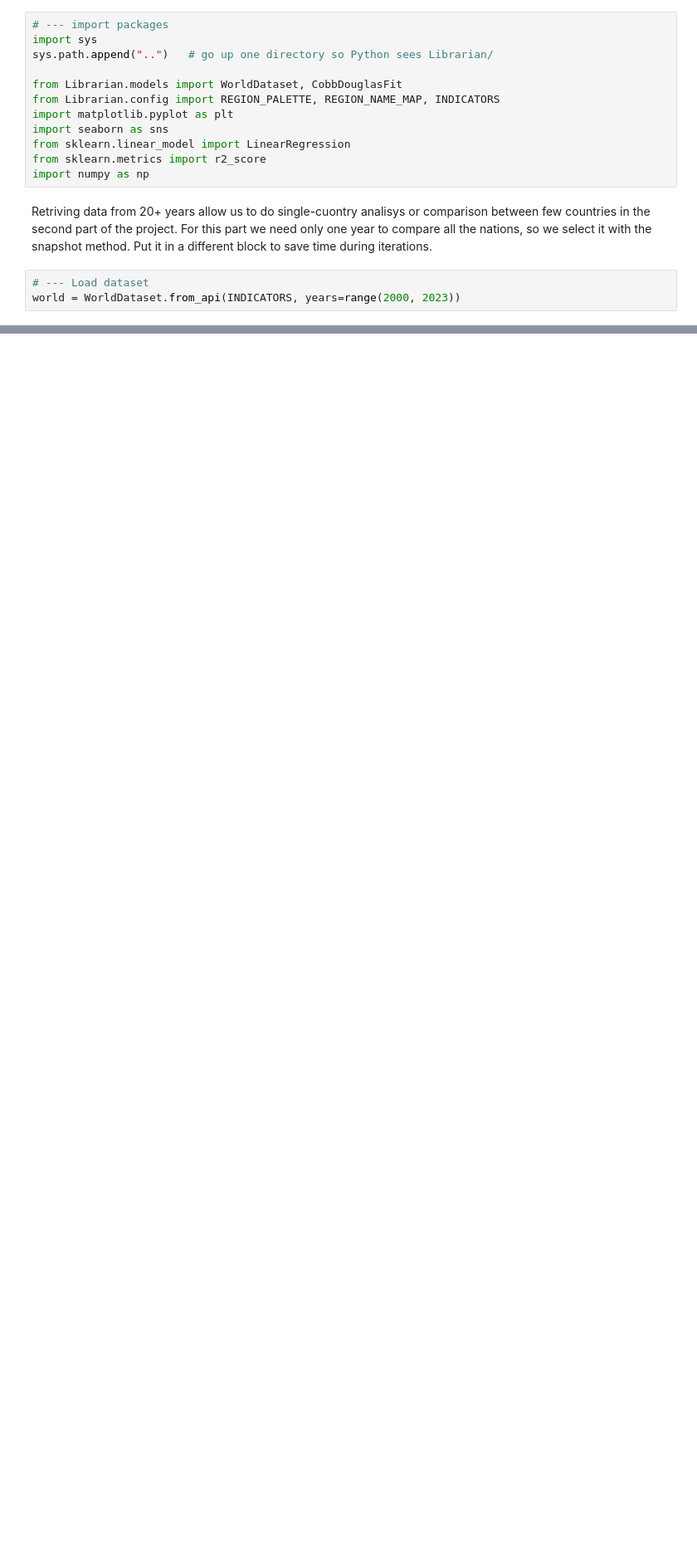
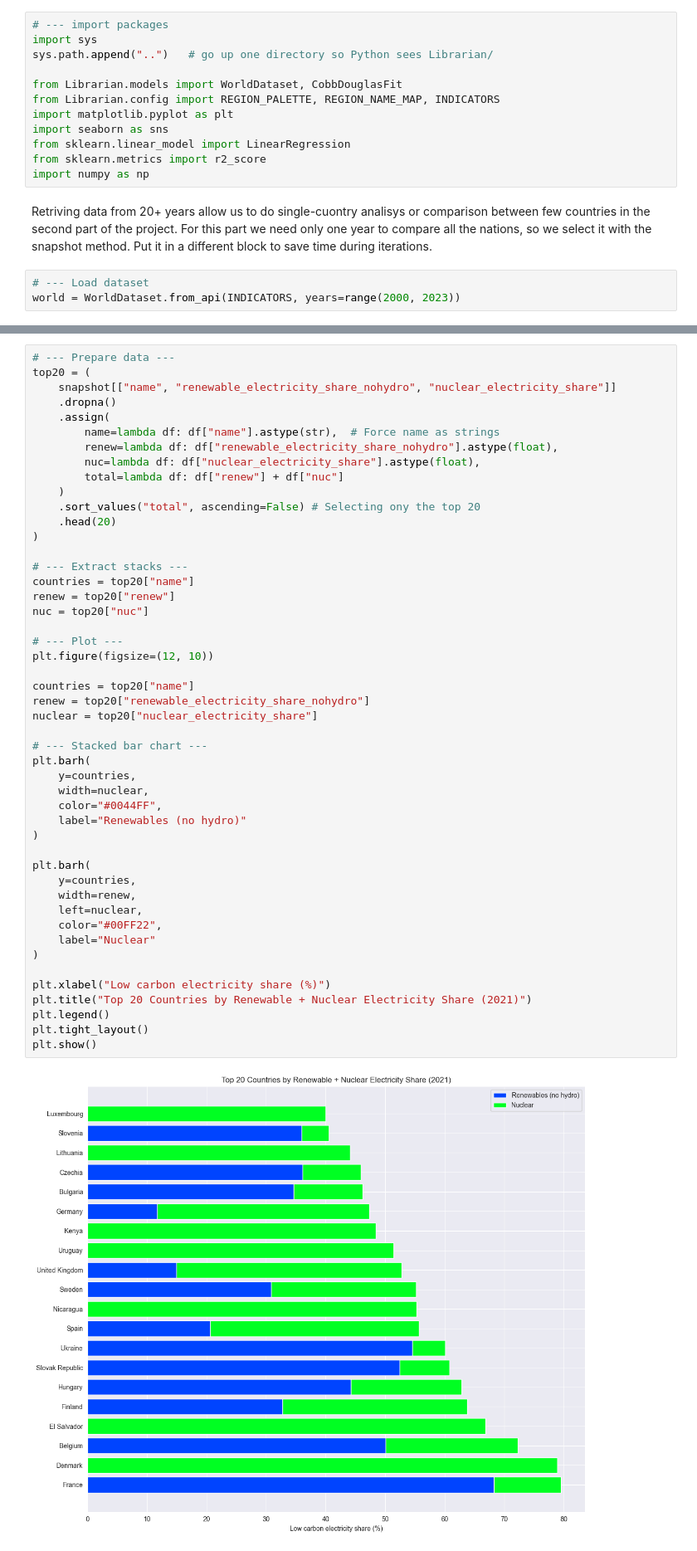
Before and after one commit to Marco-cella1/Energy_poverty_, a Jupyter notebook: Presentation/presentation.ipynb, the cells around one changed output, grey strips where cells are left out. Shown at 83% size. Drawn from its saved outputs; the diff is of its cells as text; blank space fills up the shorter version.

```diff
--- a/Presentation/presentation.ipynb
+++ b/Presentation/presentation.ipynb
@@ -168,0 +171,50 @@ No countries with life expectancy > 84
+# %%
+# --- Prepare data ---
+top20 = (
+    snapshot[["name", "renewable_electricity_share_nohydro", "nuclear_electricity_share"]]
+    .dropna()
+    .assign(
+        name=lambda df: df["name"].astype(str),  # Force name as strings
+        renew=lambda df: df["renewable_electricity_share_nohydro"].astype(float),
+        nuc=lambda df: df["nuclear_electricity_share"].astype(float),
+        total=lambda df: df["renew"] + df["nuc"]
+    )
+    .sort_values("total", ascending=False) # Selecting ony the top 20
+    .head(20)
+)
+
+# --- Extract stacks ---
+countries = top20["name"]
+renew = top20["renew"]
+nuc = top20["nuc"]
+
+# --- Plot ---
+plt.figure(figsize=(12, 10))
+
+countries = top20["name"]
+renew = top20["renewable_electricity_share_nohydro"]
+nuclear = top20["nuclear_electricity_share"]
+
+# --- Stacked bar chart ---
+plt.barh(
+    y=countries,
+    width=nuclear,
+    color="#0044FF",
+    label="Renewables (no hydro)"
+)
+
+plt.barh(
+    y=countries,
+    width=renew,
+    left=nuclear,
+    color="#00FF22",
+    label="Nuclear"
+)
+
+plt.xlabel("Low carbon electricity share (%)")
+plt.title("Top 20 Countries by Renewable + Nuclear Electricity Share (2021)")
+plt.legend()
+plt.tight_layout()
+plt.show()
+# %% [output]
+[figure, added]
```
Also changed, not shown: parts of 5 cells of this notebook, 2 other files.
